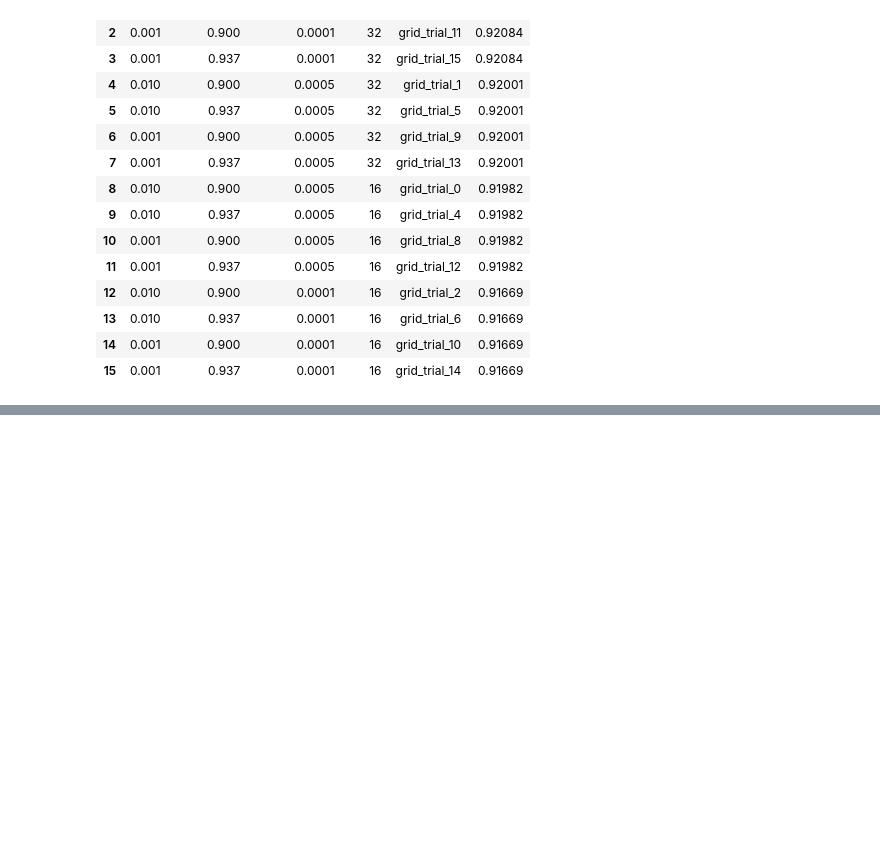
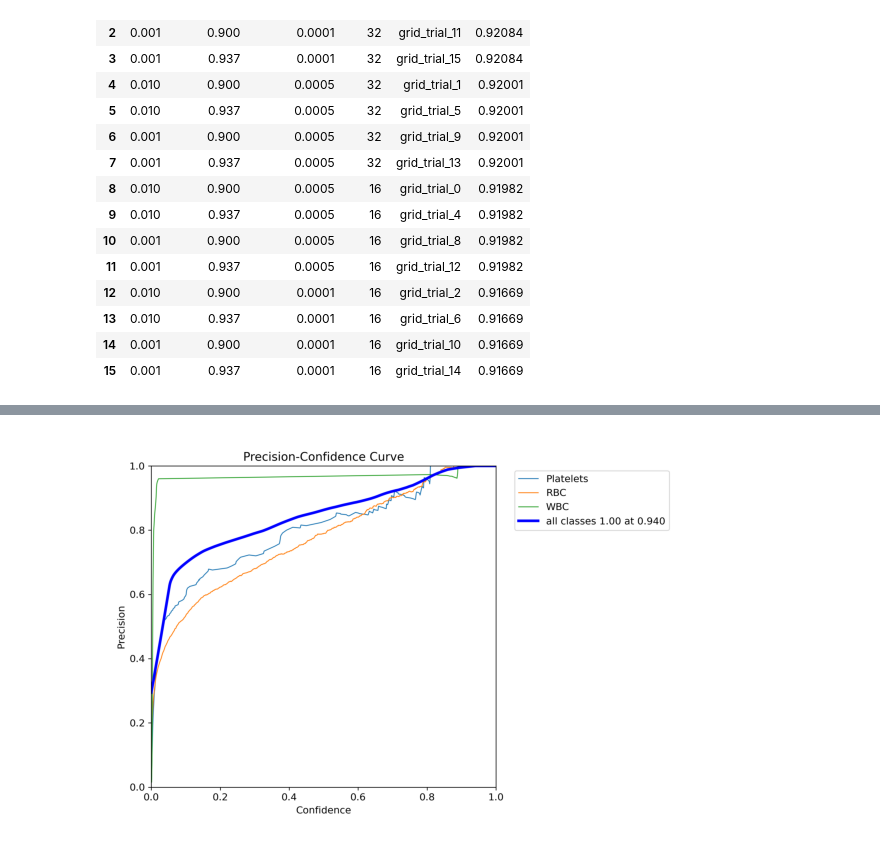
Before and after one commit to KacperTurek/Cerebre-recruitment-task, a Jupyter notebook: notebooks/03_model_evaluation.ipynb, the cells around one changed output, grey strips where cells are left out. Saved outputs shown, nothing was run; the diff lists cells and outputs as text; code cells hidden in the pictures; blank space fills up the shorter version.

```diff
--- a/notebooks/03_model_evaluation.ipynb
+++ b/notebooks/03_model_evaluation.ipynb
@@ -37,0 +67,9 @@ df[["epoch", "metrics/mAP50(B)", "train/box_loss", "val/box_loss"]].plot(x="epoc
+# %%
+image = cv2.imread("grid_search_yolov8/grid_trial_3/P_curve.png")
+plt.figure(figsize=(10,5))
+plt.imshow(cv2.cvtColor(image, cv2.COLOR_BGR2RGB))
+plt.axis('off')
+plt.savefig(f'../images/best_model_P_curve.png')
+plt.show()
+# %% [output]
+[figure, added]
```
Also changed, not shown: parts of 7 cells of this notebook.
